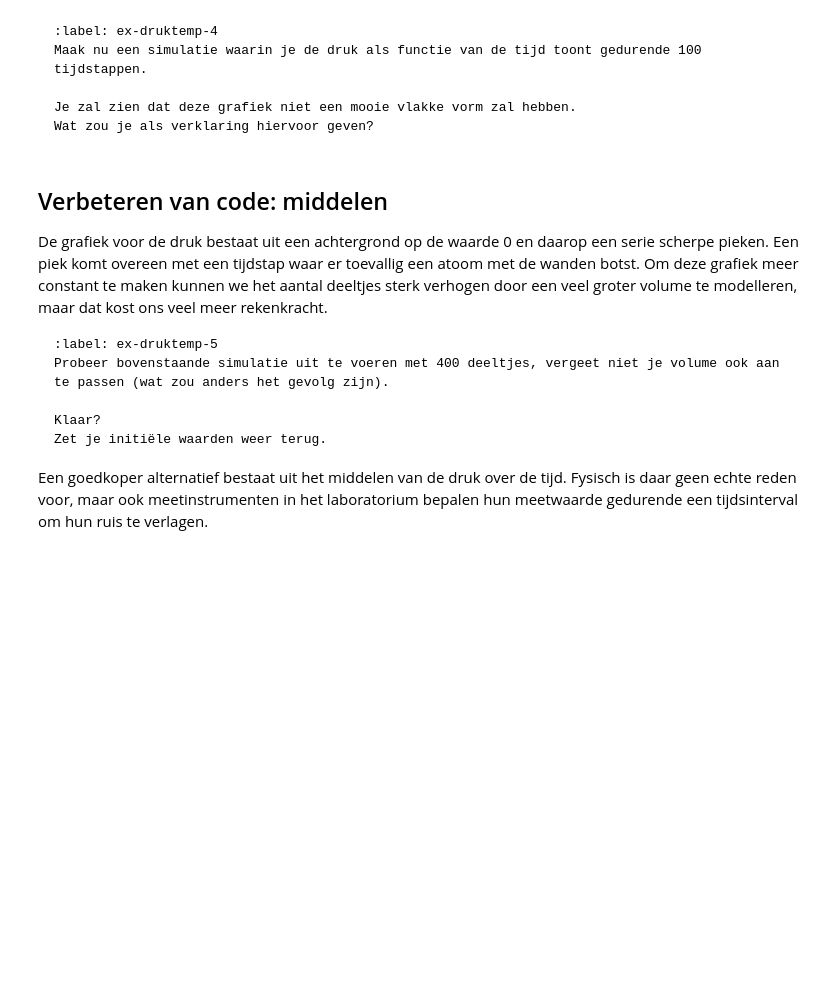
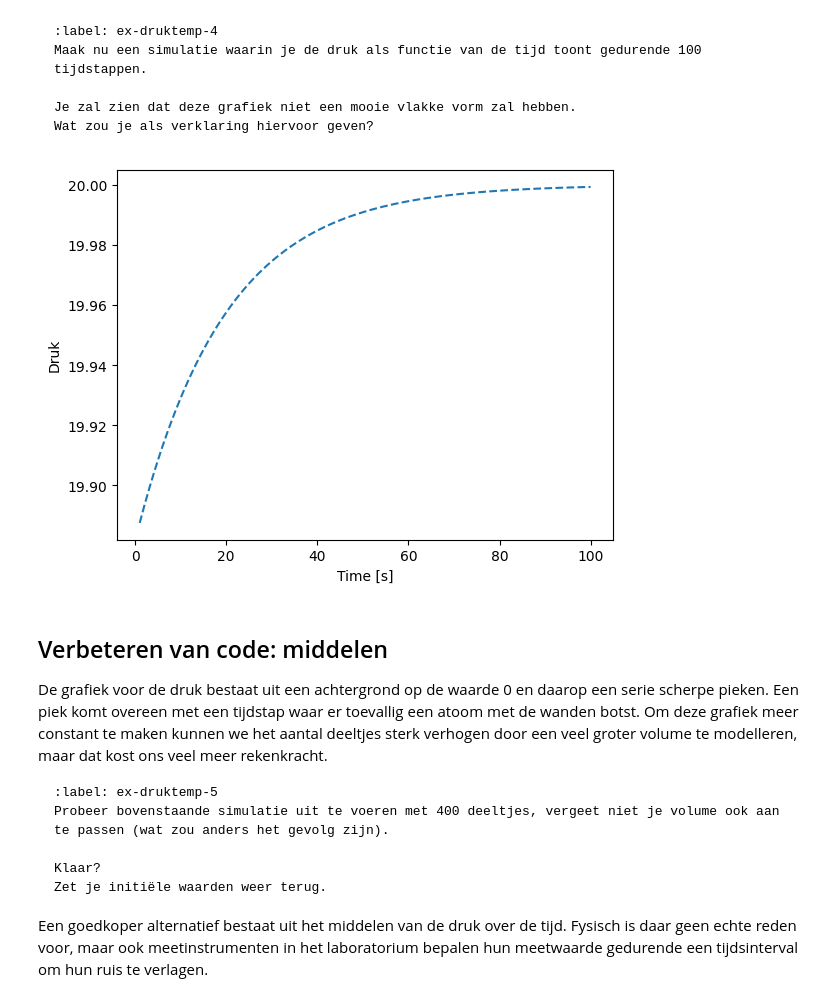
Before and after one commit to JesseDijkzeul/2, a Jupyter notebook: Content/PySim/5_druktemp.ipynb, the cells around one changed output. Saved outputs shown, nothing was run; the diff lists cells and outputs as text; code cells hidden in the pictures; blank space fills up the shorter version.

````diff
--- a/Content/PySim/5_druktemp.ipynb
+++ b/Content/PySim/5_druktemp.ipynb
@@ -296,8 +319,29 @@ Wat zou je als verklaring hiervoor geven?
 ```
 # %%
 # Geef je oplossing
+# ruimte voor uitwerking
 
+particles = []
+pressures = np.zeros(100, dtype=float)
+times = np.linspace(1, 100, 100)
+
+create_particles(particles)
+for i in range(100):
+    take_time_step(particles)
+    pressures[i] = pressure
 #your code/answer
+
+plt.figure()
+plt.xlabel('Time [s]')
+plt.ylabel('Druk')
+plt.plot(times, pressures, '--', label = 'temperatuur')
+#your code/answer
+plt.show()
+
+# De grafiek is niet mooi, omdat niet met iedere tijdstap gelijk veel deeltjes met de wanden botsen.
+# #ik stel voor de middelwaarde te nemen
+# %% [output]
+[figure, added]
 # %% [markdown]
 ## Verbeteren van code: middelen
 
````
Also changed, not shown: parts of 10 cells of this notebook.
